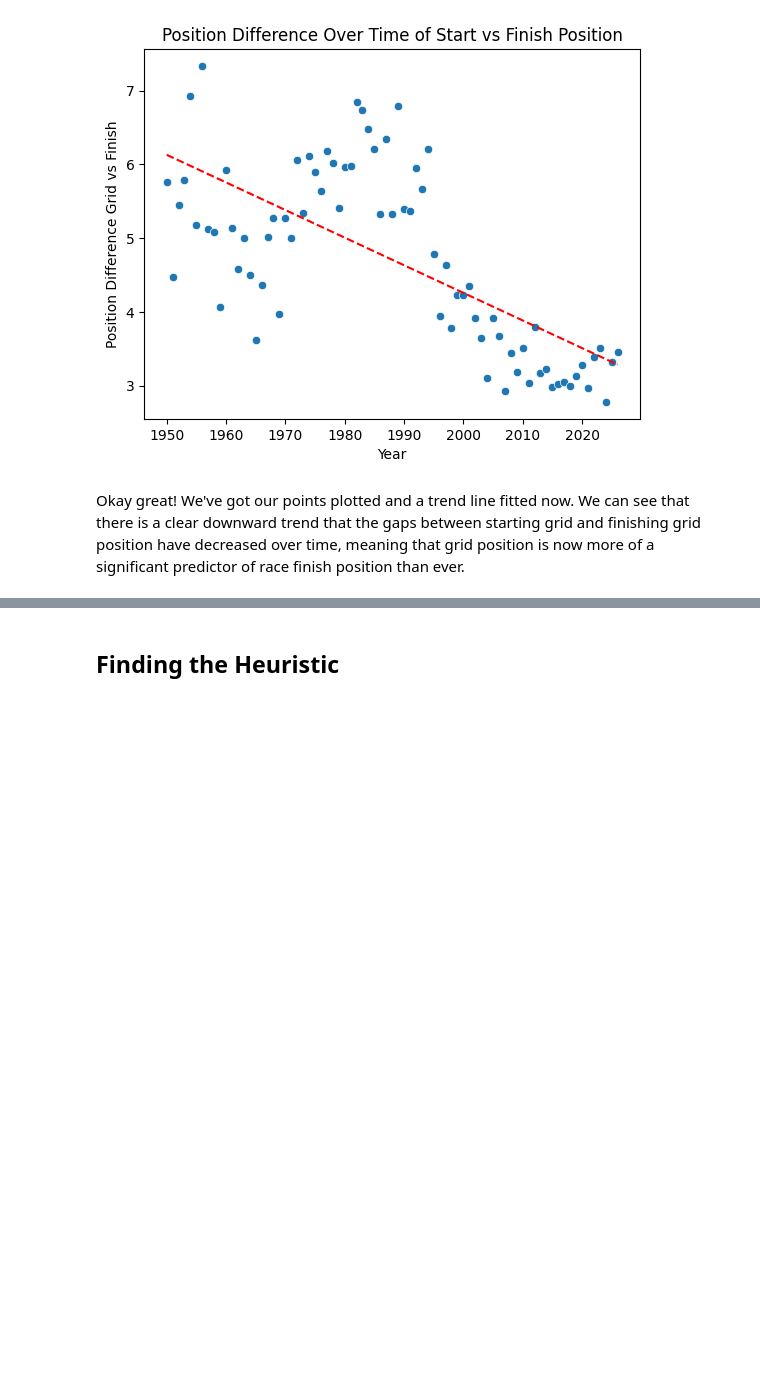
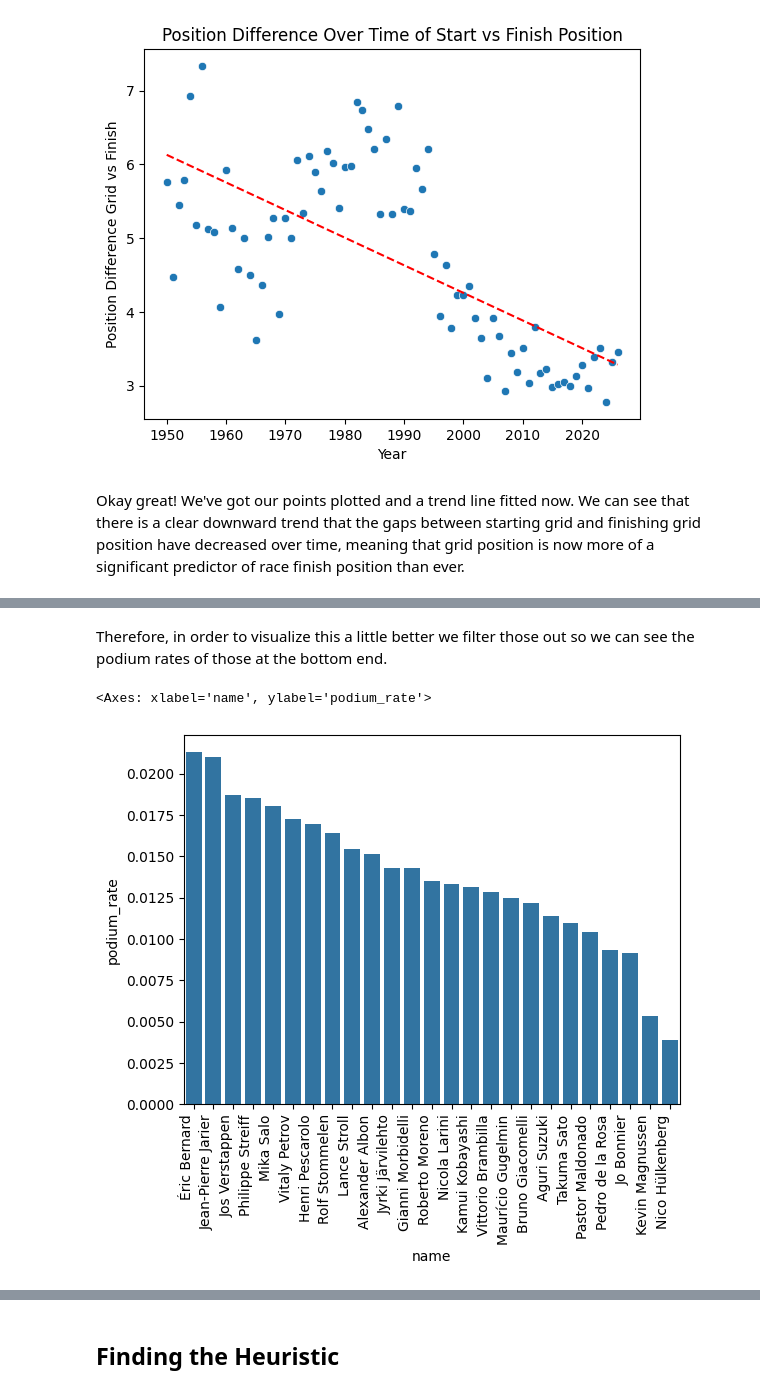
Before and after one commit to DaveAhearne/F1Prediction, a Jupyter notebook: F1Predictor.ipynb, the cells around one changed output, grey strips where cells are left out. Saved outputs shown, nothing was run; the diff lists cells and outputs as text; code cells hidden in the pictures; blank space fills up the shorter version.

```diff
--- a/F1Predictor.ipynb
+++ b/F1Predictor.ipynb
@@ -253,0 +361,8 @@ Okay great! We've got our points plotted and a trend line fitted now. We can see
+# %% [markdown]
+Therefore, in order to visualize this a little better we filter those out so we can see the podium rates of those at the bottom end.
+# %%
+plt.xticks(rotation=90, ha='right')
+sns.barplot(min_24_races_driver_position_df[min_24_races_driver_position_df["podium_rate"] > 0][-25:], x="name", y="podium_rate")
+# %% [output]
+<Axes: xlabel='name', ylabel='podium_rate'>
+[figure, added]
```
Also changed, not shown: parts of 11 cells of this notebook.
